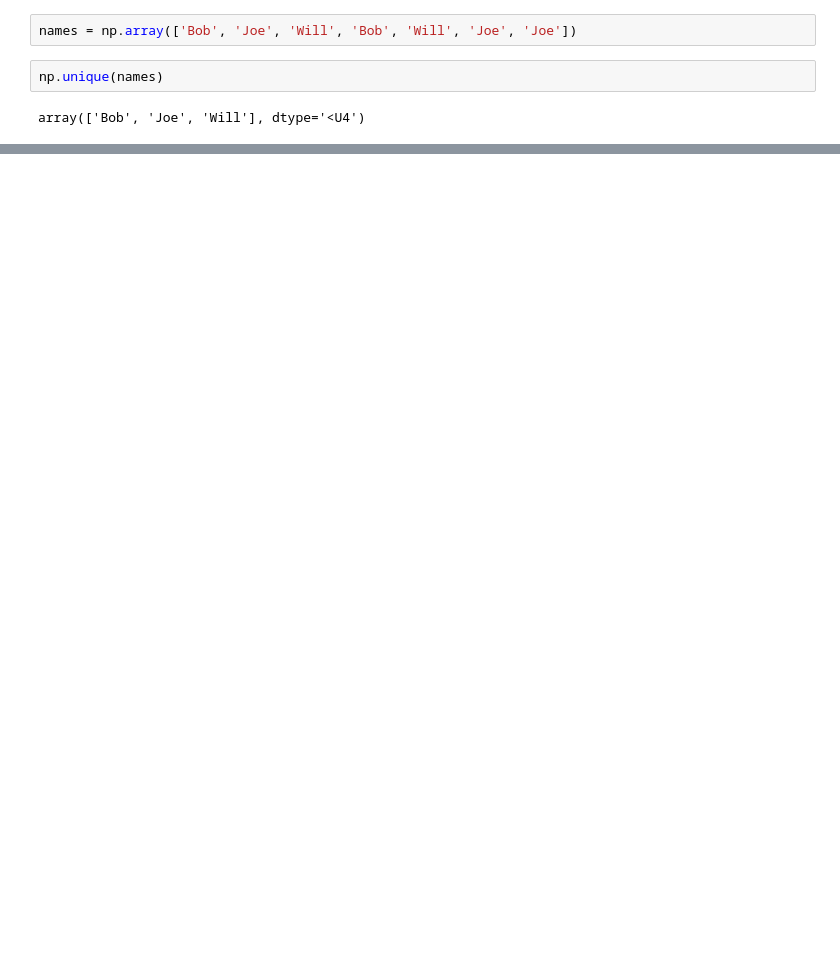
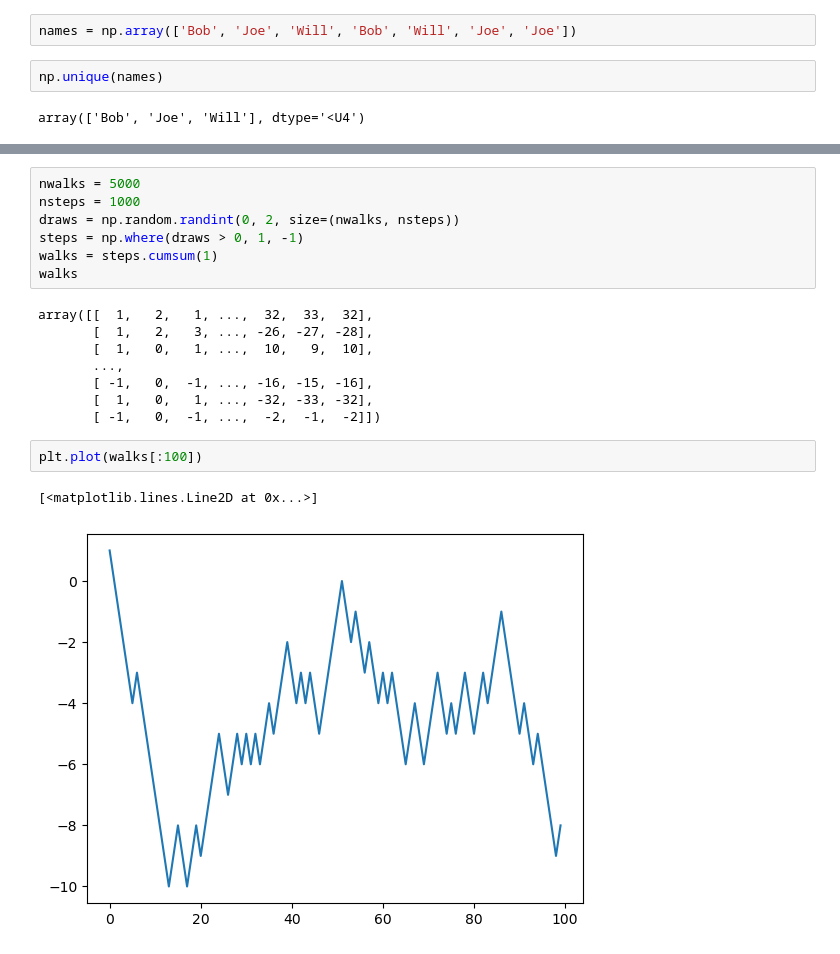
Before and after one commit to ahammadnafiz/Machine-Learning-From-Scratch, a Jupyter notebook: Numpy From Scratch/Array-Oriented Programming with Arrays.ipynb, the cells around one changed output, grey strips where cells are left out. Saved outputs shown, nothing was run; the diff lists cells and outputs as text; blank space fills up the shorter version.

```diff
--- a/Numpy From Scratch/Array-Oriented Programming with Arrays.ipynb
+++ b/Numpy From Scratch/Array-Oriented Programming with Arrays.ipynb
@@ -283,0 +428,20 @@ array(['Bob', 'Joe', 'Will'], dtype='<U4')
+# %%
+nwalks = 5000
+nsteps = 1000
+draws = np.random.randint(0, 2, size=(nwalks, nsteps))
+steps = np.where(draws > 0, 1, -1)
+walks = steps.cumsum(1)
+walks
+# %% [output]
+array([[  1,   2,   1, ...,  32,  33,  32],
+       [  1,   2,   3, ..., -26, -27, -28],
+       [  1,   0,   1, ...,  10,   9,  10],
+       ...,
+       [ -1,   0,  -1, ..., -16, -15, -16],
+       [  1,   0,   1, ..., -32, -33, -32],
+       [ -1,   0,  -1, ...,  -2,  -1,  -2]])
+# %%
+plt.plot(walks[:100])
+# %% [output]
+[<matplotlib.lines.Line2D at 0x...>]
+[figure, added]
```
Also changed, not shown: parts of 22 cells of this notebook, 4 other files.
